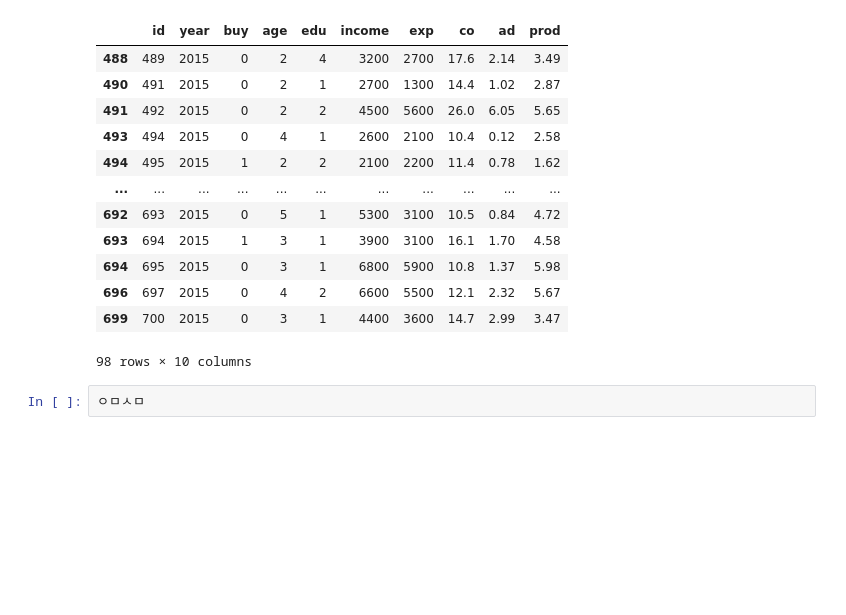
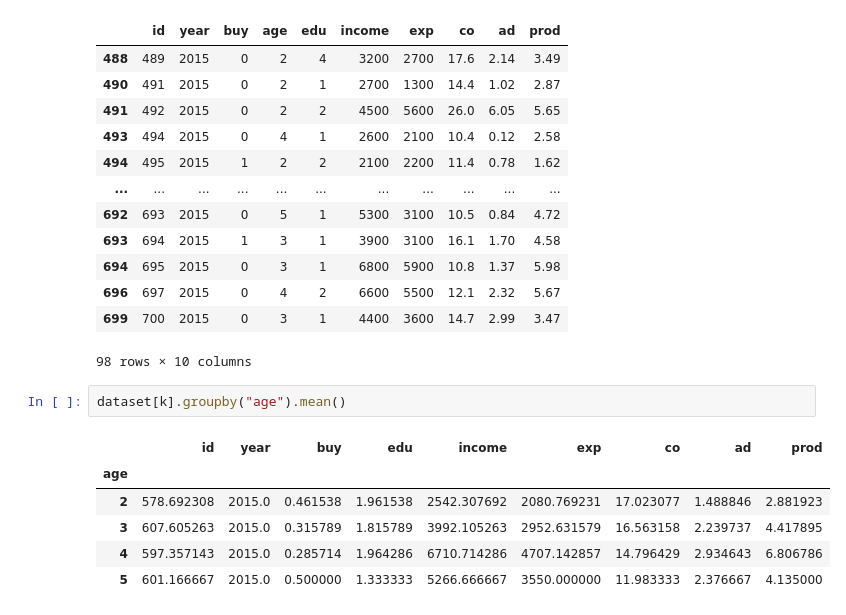
Before and after one commit to chanwoo2307/green, a Jupyter notebook: _notebooks/Untitled.ipynb, the cells around one changed output. Saved outputs shown, nothing was run; the diff lists cells and outputs as text; blank space fills up the shorter version.

```diff
--- a/_notebooks/Untitled.ipynb
+++ b/_notebooks/Untitled.ipynb
@@ -172,5 +172,12 @@ dataset[k]
 | 696 | 697 | 2015 | 0 | 4 | 2 | 6600 | 5500 | 12.1 | 2.32 | 5.67 |
 | 699 | 700 | 2015 | 0 | 3 | 1 | 4400 | 3600 | 14.7 | 2.99 | 3.47 |
 98 rows × 10 columns
-# %%
-ㅇㅁㅅㅁ
+# %%
+dataset[k].groupby("age").mean()
+# %% [output]
+|  | id | year | buy | edu | income | exp | co | ad | prod |
+| age |  |  |  |  |  |  |  |  |  |
+| 2 | 578.692308 | 2015.0 | 0.461538 | 1.961538 | 2542.307692 | 2080.769231 | 17.023077 | 1.488846 | 2.881923 |
+| 3 | 607.605263 | 2015.0 | 0.315789 | 1.815789 | 3992.105263 | 2952.631579 | 16.563158 | 2.239737 | 4.417895 |
+| 4 | 597.357143 | 2015.0 | 0.285714 | 1.964286 | 6710.714286 | 4707.142857 | 14.796429 | 2.934643 | 6.806786 |
+| 5 | 601.166667 | 2015.0 | 0.500000 | 1.333333 | 5266.666667 | 3550.000000 | 11.983333 | 2.376667 | 4.135000 |
```
